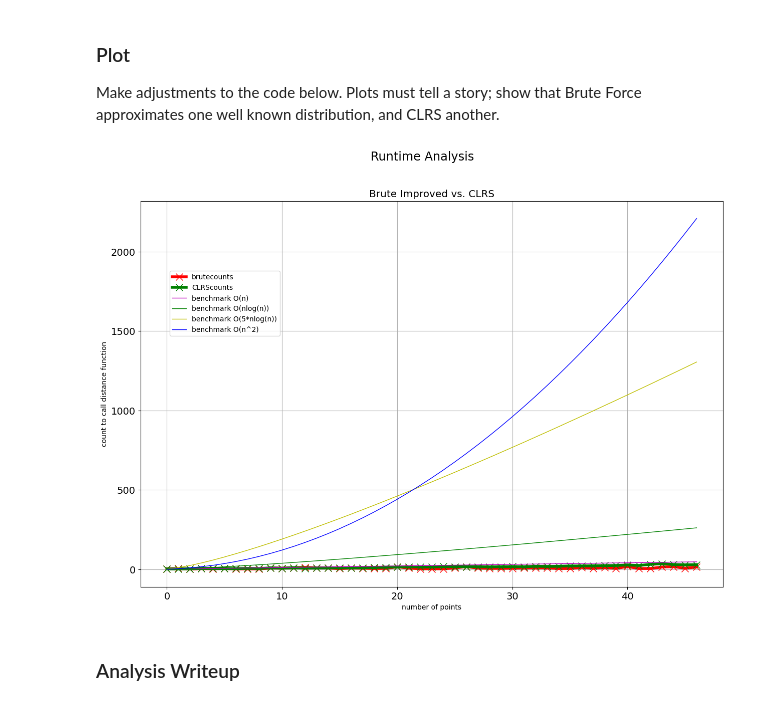
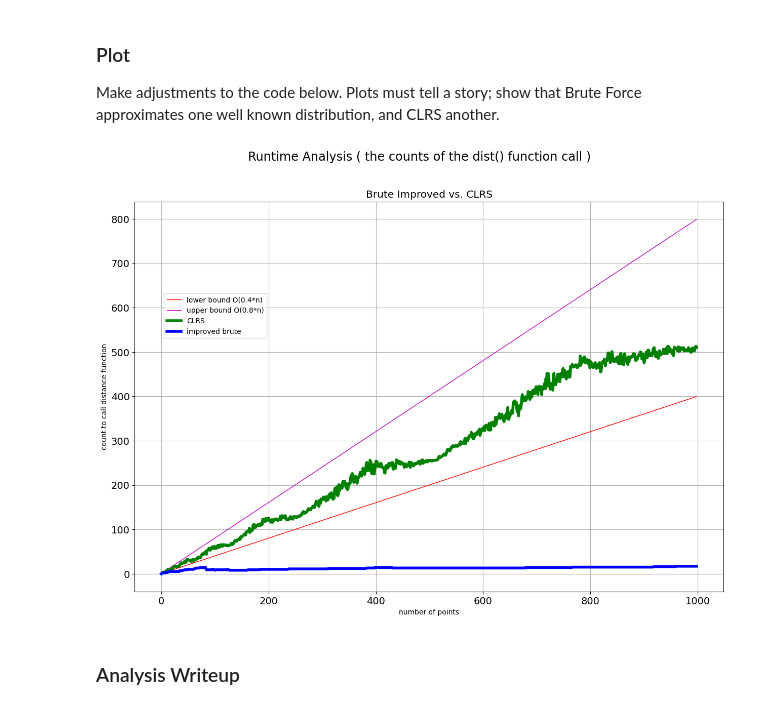
Before and after one commit to daz005/jhu_foundations-of-algorithms, a Jupyter notebook: PA1_SU24_closestPoints_sol.ipynb, the cells around one changed output. Saved outputs shown, nothing was run; the diff lists cells and outputs as text; code cells hidden in the pictures.

```diff
--- a/PA1_SU24_closestPoints_sol.ipynb
+++ b/PA1_SU24_closestPoints_sol.ipynb
@@ -202,6 +202,7 @@ def dist(p1, p2):
     return d
 
 # Implementation of Student Closest Points algorithm
+TurnOnBruteForceImprovedImplementation=True
 def closestPairBrute(points):  # Preserve the function name and arguments
     """
     This is the Brute Force Improved n^2 implementation.
@@ -228,17 +229,18 @@ def closestPairBrute(points):  # Preserve the function name and arguments
     numPoints = len(points)
     for i in range(0, numPoints):
         for j in range(i+1, numPoints):
+          if  (i==0 and j==1):
+            continue;
 
           # *****************************************
           # Brute Force Improved Implementation
-          if  (i==0 and j==1):
-            continue;
+          if TurnOnBruteForceImprovedImplementation==True:
 
-          if (abs(points[i].x - points[j].x) >= mydist) :
-            continue;
+            if (abs(points[i].x - points[j].x) >= mydist) :
+              continue;
 
-          if (abs(points[i].y - points[j].y) >= mydist) :
-            continue;
+            if (abs(points[i].y - points[j].y) >= mydist) :
+              continue;
           # *****************************************
 
           currDist = dist(points[i], points[j])
@@ -555,47 +569,51 @@ from math import log2
 from math import factorial
 
 # REQUIRES mybrutecounts, myCLRScounts set above
-N=len(mybrutecounts)
+N=len(mybrutecounts_no_improved)
 
 # benchmark data set generation
 yTestVals1 = [0,] # linear for O(n)
 yTestVals2 = [0,] # quadratic for O(n^2)
 yTestVals3 = [0,] # n*log(n) for O(nlog(n))
 yTestVals4 = [0,] # 5*n*log(n) for O(nlog(n))
 
 # generate bench mark data for O(n), O(n^2), O(nlog(n)), O(10*nlog(n)), and O(n!)
 for i in range(2, N+1):
     # UPDATE THE COEFFICIENTS TO THESE FUNCTIONS TO BRING SOME IN "TIGHT" TO
     # THE BRUTE FORCE, and some to the CLRS, or add others.
-    yTestVals1.append(i)
-    yTestVals2.append(pow(i, 2))
+    yTestVals1.append(0.4*i)
+    yTestVals2.append(0.8*i)
+    # yTestVals2.append(pow(i, 2))
     yTestVals3.append(i*log2(i))
     yTestVals4.append(5*i*log2(i))
 
 # %matplotlib inline
 import matplotlib.pyplot as plt
 
 # Brute vs. CLRS execution steps
 # plt.rcParams['figure.figsize'] = [10,10]
 plt.rcParams['figure.figsize'] = [15,10]
 fig, (ax1) = plt.subplots(1, 1)
-fig.suptitle('Runtime Analysis', size="xx-large")
+fig.suptitle('Runtime Analysis ( the counts of the dist() function call )', size="xx-large")
 
 # plotting nearest neighbor execution steps
 ax1.set_title('Brute Improved vs. CLRS', size="x-large")
-ax1.plot(range(N), mybrutecounts, "rx-", markersize=10, linewidth=4, label="brutecounts")
-ax1.plot(range(N), myCLRScounts, "gx-", markersize=10, linewidth=4, label="CLRScounts")
-ax1.plot(range(N), yTestVals1, "m^-", markersize=0, linewidth=1, label="benchmark O(n)")
-ax1.plot(range(N), yTestVals3, "g^-", markersize=0, linewidth=1, label="benchmark O(nlog(n))")
-ax1.plot(range(N), yTestVals4, "y^-", markersize=0, linewidth=1, label="benchmark O(5*nlog(n))")
-ax1.plot(range(N), yTestVals2, "b^-", markersize=0, linewidth=1, label="benchmark O(n^2)")
+ax1.plot(range(N), yTestVals1, "r^-", markersize=0, linewidth=1, label="lower bound O(0.4*n)")
+ax1.plot(range(N), yTestVals2, "m^-", markersize=0, linewidth=1, label="upper bound O(0.8*n)")
+ax1.plot(range(N), myCLRScounts, "gx-", markersize=0, linewidth=4, label="CLRS")
+ax1.plot(range(N), mybrutecounts_improved, "b^-", markersize=0, linewidth=4, label="improved brute")
+
+# ax1.plot(range(N), yTestVals1, "m^-", markersize=0, linewidth=1, label="benchmark O(n)")
+# ax1.plot(range(N), yTestVals3, "g^-", markersize=0, linewidth=1, label="benchmark O(nlog(n))")
+# ax1.plot(range(N), yTestVals4, "y^-", markersize=0, linewidth=1, label="benchmark O(5*nlog(n))")
+# ax1.plot(range(N), yTestVals2, "b^-", markersize=0, linewidth=1, label="benchmark O(n^2)")
 ax1.grid(which='major', axis='both')
 ax1.set(xlabel = 'number of points', ylabel = 'count to call distance function')
 # ax1.legend(loc=(0.05,0.65), scatterpoints=1)
 ax1.legend(loc=(0.05,0.65), scatterpoints=10)
 ax1.tick_params(axis="both", which="major", labelsize=14)
 # %% [output]
-[figure, old version]
+[figure, new version]
 # %% [markdown]
 ### Analysis Writeup
 # %% [markdown]
```
Also changed, not shown: parts of 1 cell of this notebook.
